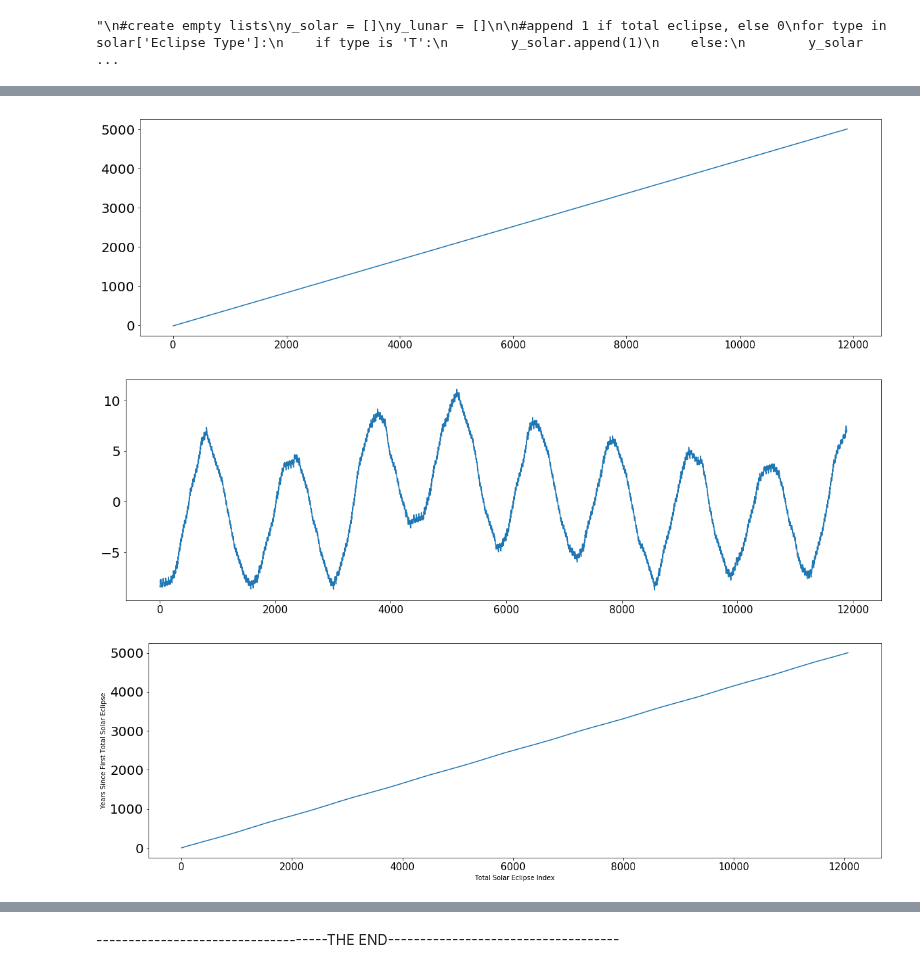
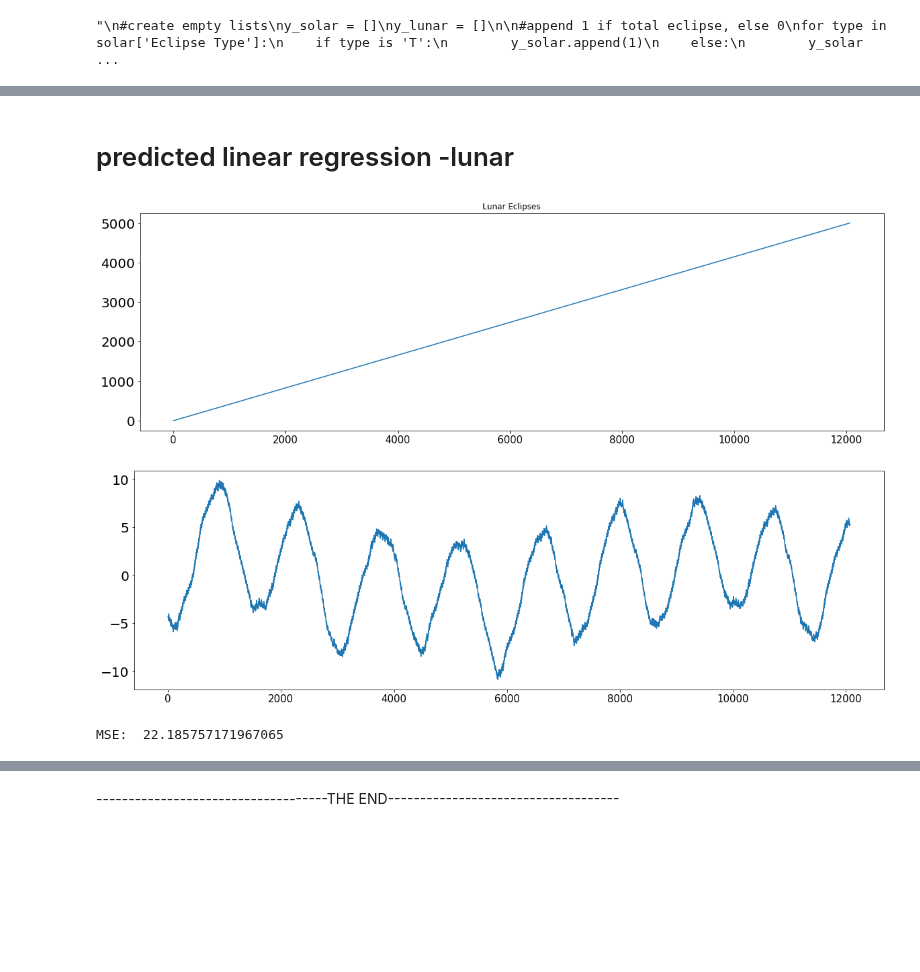
Before and after one commit to rachelraikar/Capstone1-Eclipses, a Jupyter notebook: Solar-and-Lunar-Eclipse-Capstone.ipynb, the cells around one changed output, grey strips where cells are left out. Drawn from its saved outputs; the diff is of its cells as text; code cells hidden in the pictures; blank space fills up the shorter version.

```diff
--- a/Solar-and-Lunar-Eclipse-Capstone.ipynb
+++ b/Solar-and-Lunar-Eclipse-Capstone.ipynb
@@ -18,8 +18,8 @@ from collections import OrderedDict, defaultdict
 #Read the lunar and solar eclipse csv files
 #NAN values replace '-'
 
-lunar_file = pd.read_csv('../lunar.csv',index_col='Catalog Number',na_values='-')
-solar_file = pd.read_csv('../solar.csv',index_col='Catalog Number',na_values='-')
+lunar_file = pd.read_csv('./lunar.csv',index_col='Catalog Number',na_values='-')
+solar_file = pd.read_csv('./solar.csv',index_col='Catalog Number',na_values='-')
 # %%
 # Create a separate dataframes with the columns needed for analysis
 
@@ -667,24 +760,32 @@ _ = plt.show()
+# %% [markdown]
+# predicted linear regression -lunar
 # %%
 from sklearn.linear_model import LinearRegression
-lr_solar = LinearRegression()
 
-lr_solar.fit(x_solar.reshape(-1, 1), y_solar)
-y_predicted = lr_solar.predict(x_solar.reshape(-1, 1))
-y_diff = y_predicted - y_solar
+#create linear regression model
+lr_lunar = LinearRegression()
 
-_ = plt.plot(x_solar, y_predicted)
+#fit the model
+lr_lunar.fit(x_lunar.reshape(-1, 1), y_lunar)
+
+#predict
+y_predicted_lunar = lr_lunar.predict(x_lunar.reshape(-1, 1))
+
+#compute difference between predicted and actual
+y_diff_lunar = y_predicted_lunar - y_lunar
+
+
+#plot the predicted data
+_ = plt.plot(x_lunar, y_predicted_lunar)
+_ = plt.title('Lunar Eclipses')
 _ = plt.show()
-_ = plt.plot(x_solar, y_diff)
+
+#plots differnce between predicted and actual
+_ = plt.plot(x_lunar, y_diff_lunar)
 _ = plt.show()
+
+print('MSE: ', mean_squared_error(y_lunar, y_predicted_lunar))
 # %% [output]
-[figure, old version]
+[figure, new version]
-[figure, old version]
+[figure, new version]
+MSE:  22.185757171967065
-# %%
-x_lunar, y_lunar = get_linreg_format(lunar)
-
-_ = plt.plot(x_lunar, y_lunar)
-_ = plt.xlabel('Total Solar Eclipse Index')
-_ = plt.ylabel('Years Since First Total Solar Eclipse')
-_ = plt.show()
-# %% [output]
-[figure, removed]
```
Also changed, not shown: parts of 23 cells of this notebook.
